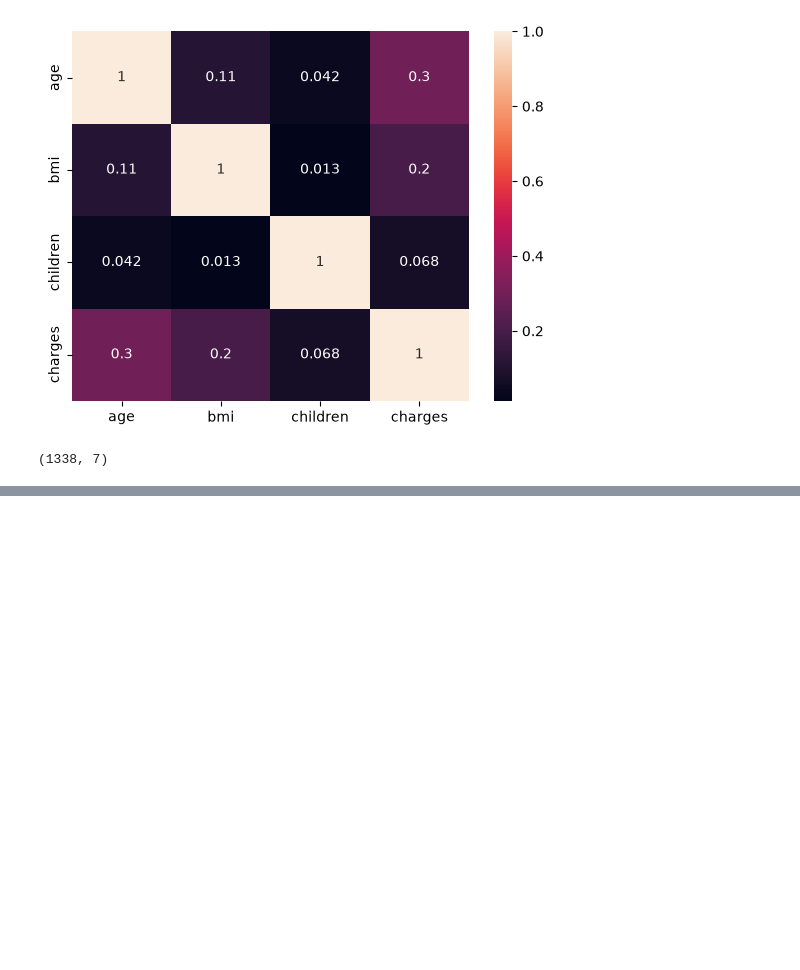
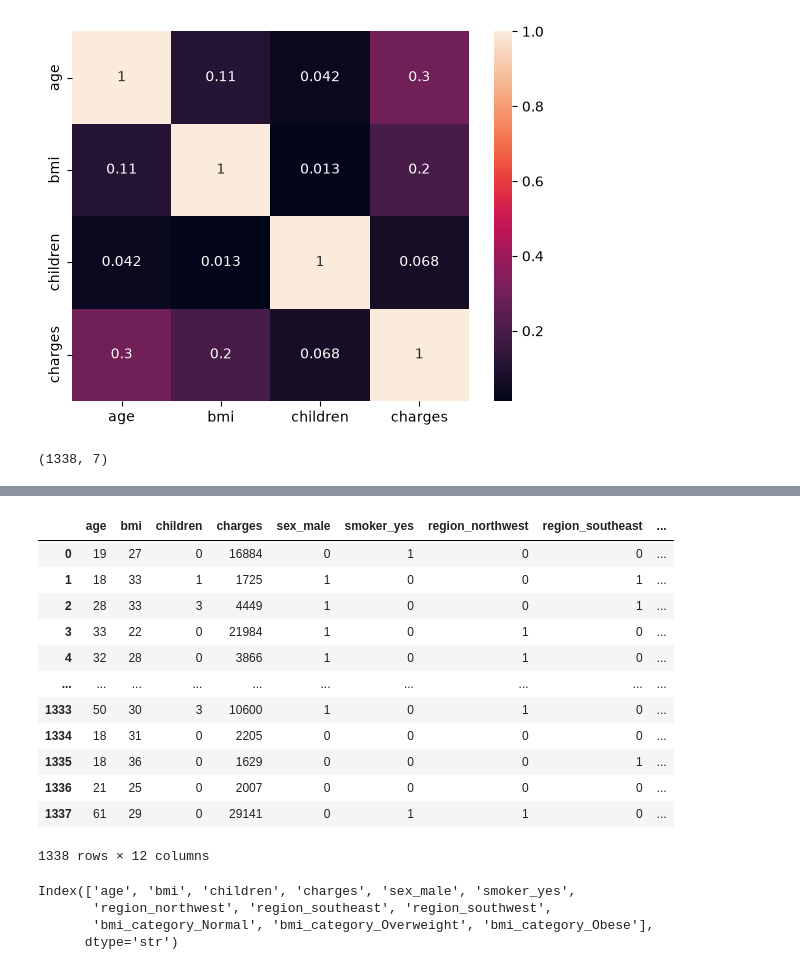
Before and after one commit to shiv122523-netizen/Medical-Insurance-Charges-Prediction-Using-Linear-Regression, a Jupyter notebook: practice.ipynb, the cells around one changed output, grey strips where cells are left out. Cells and saved outputs as stored; diff of their text form; code cells hidden in the pictures; blank space fills up the shorter version.

```diff
--- a/practice.ipynb
+++ b/practice.ipynb
@@ -144,0 +159,4 @@ SyntaxError: invalid syntax (2452039506.py, line 1)
+# %%
+dk=pd.get_dummies(dk, drop_first=True)
+# %%
+dk=dk.astype('int')
@@ -144,0 +195,9 @@ SyntaxError: invalid syntax (2452039506.py, line 1)
+# %%
+dk['bmi_category'] = pd.cut(
+    dk['bmi'],
+    bins=[0, 18.5, 25, 30, float('inf')],
+    labels=['Underweight', 'Normal', 'Overweight', 'Obese'],
+    right=False
+)
+
+dk.head()
@@ -144,0 +211,18 @@ SyntaxError: invalid syntax (2452039506.py, line 1)
+# %%
+dk=pd.get_dummies(dk,drop_first=True)
+# %%
+dk.astype(int)
+# %% [output]
+|  | age | bmi | children | charges | sex_male | smoker_yes | region_northwest | region_southeast | ... |
+| 0 | 19 | 27 | 0 | 16884 | 0 | 1 | 0 | 0 | ... |
+| 1 | 18 | 33 | 1 | 1725 | 1 | 0 | 0 | 1 | ... |
+| 2 | 28 | 33 | 3 | 4449 | 1 | 0 | 0 | 1 | ... |
+| 3 | 33 | 22 | 0 | 21984 | 1 | 0 | 1 | 0 | ... |
+| 4 | 32 | 28 | 0 | 3866 | 1 | 0 | 1 | 0 | ... |
+| ... | ... | ... | ... | ... | ... | ... | ... | ... | ... |
+| 1333 | 50 | 30 | 3 | 10600 | 1 | 0 | 1 | 0 | ... |
+| 1334 | 18 | 31 | 0 | 2205 | 0 | 0 | 0 | 0 | ... |
+| 1335 | 18 | 36 | 0 | 1629 | 0 | 0 | 0 | 1 | ... |
+| 1336 | 21 | 25 | 0 | 2007 | 0 | 0 | 0 | 0 | ... |
+| 1337 | 61 | 29 | 0 | 29141 | 0 | 1 | 1 | 0 | ... |
+1338 rows × 12 columns
@@ -144,0 +239,7 @@ SyntaxError: invalid syntax (2452039506.py, line 1)
+# %%
+dk.columns
+# %% [output]
+Index(['age', 'bmi', 'children', 'charges', 'sex_male', 'smoker_yes',
+       'region_northwest', 'region_southeast', 'region_southwest',
+       'bmi_category_Normal', 'bmi_category_Overweight', 'bmi_category_Obese'],
+      dtype='str')
```
Also changed, not shown: parts of 25 cells of this notebook.
